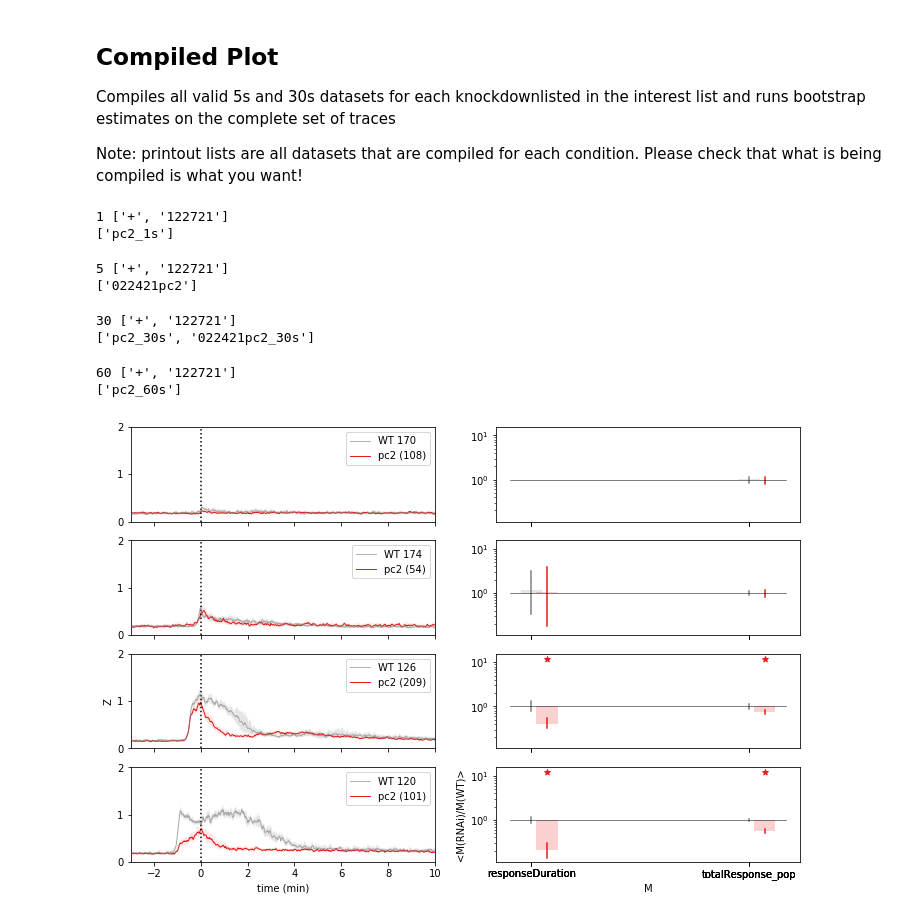
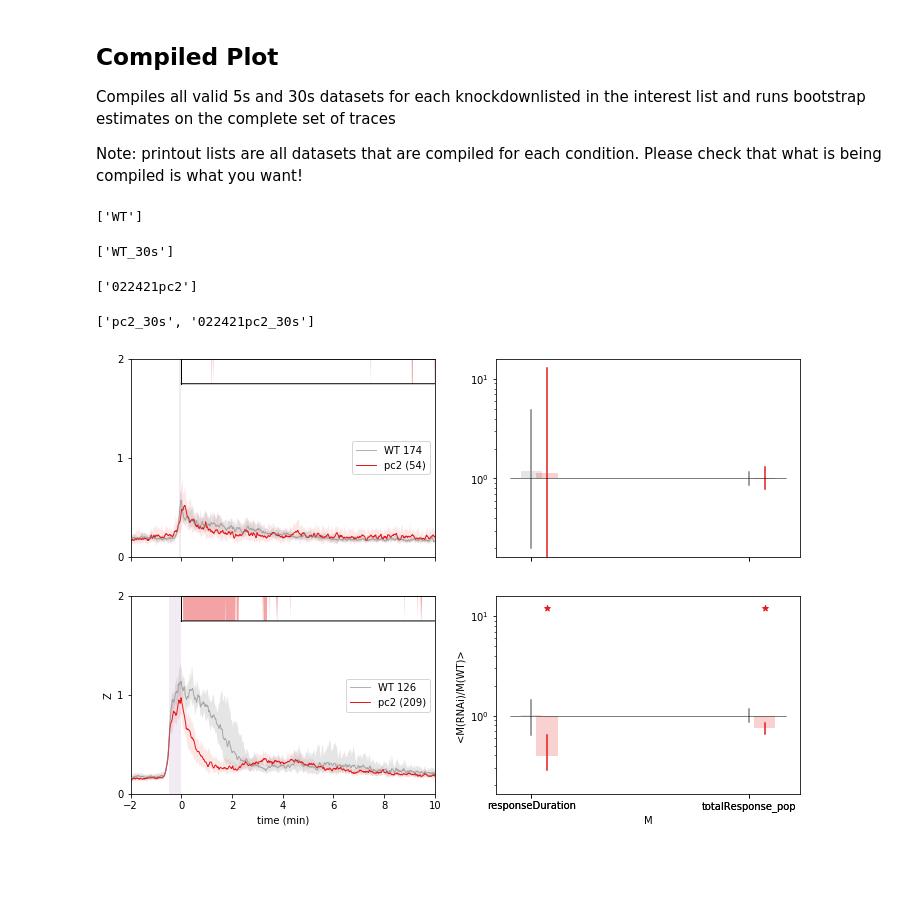
Before and after one commit to samuelbray32/behavior-lite, a Jupyter notebook: publication_rnaiCompilation.ipynb, the cells around one changed output. Saved outputs shown, nothing was run; the diff lists cells and outputs as text; code cells hidden in the pictures; blank space fills up the shorter version.

Commit message:
add bootstrap comparison at each timestep of single pulse response

```diff
--- a/publication_rnaiCompilation.ipynb
+++ b/publication_rnaiCompilation.ipynb
@@ -14,22 +14,19 @@ Note: printout lists are all datasets that are compiled for each condition.  Ple
 # %%
 n_boot = 3e2
 statistic=np.median
 comparison = 'rel'
 #plot_subset
 drugs=0
 interest = ['pc2']#['corpusCut','spot']#['pc2','chat','gad','tbh','th','nkx','tcf1']#['spot']#['eaat12','gs','gat',]#['chat','gad','tbh',]#['snap25','vGlut']#['nkx','tcf1','arx']#['35mmBiopsyPostEyespot','corpusCut']#
-exclude = ['+','122721']
+exclude = ['122721']
 fig,ax = rnai_response_layered(interest,exclude,n_boot,statistic,drugs=drugs,
                               measure_compare=comparison,
-                              pulseTimes=[1,5,30,60])
+                              pulseTimes=[5,30],conf_interval=99.9)
+ax[0].set_xlim(-2,7)
 # fig.savefig('layered_pc2.svg')
 # %% [output]
-1 ['+', '122721']
-['pc2_1s']
+['WT']
-5 ['+', '122721']
-['022421pc2']
+['WT_30s']
-30 ['+', '122721']
-['pc2_30s', '022421pc2_30s']
+['022421pc2']
-60 ['+', '122721']
-['pc2_60s']
+['pc2_30s', '022421pc2_30s']
-[figure, old version]
+[figure, new version]
```
Also changed, not shown: parts of 6 cells of this notebook, 2 other files.
